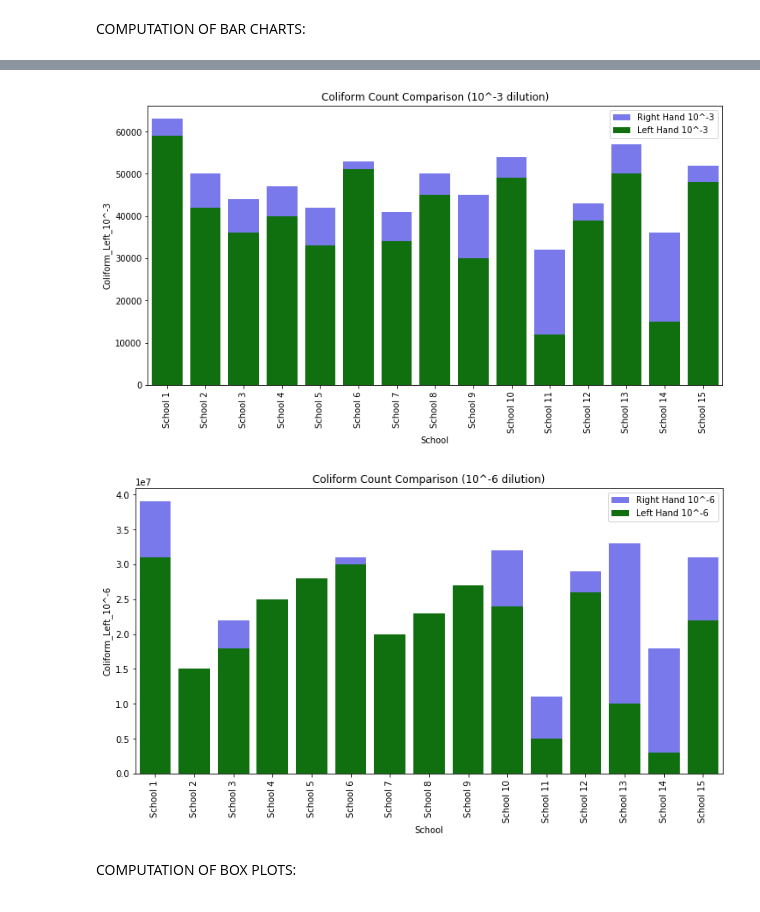
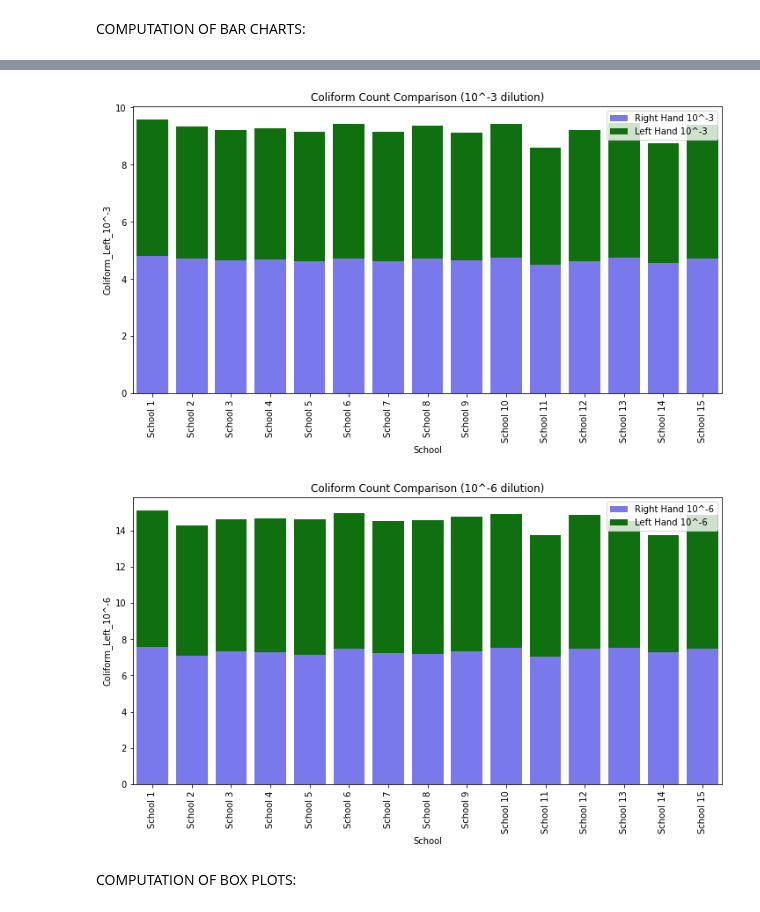
Before and after one commit to OluwafemiGCK/deon.github.io, a Jupyter notebook: PRAISE_PROJECT2.ipynb, the cells around one changed output, grey strips where cells are left out. Cells and saved outputs as stored; diff of their text form; code cells hidden in the pictures.

```diff
--- a/PRAISE_PROJECT2.ipynb
+++ b/PRAISE_PROJECT2.ipynb
@@ -7,3 +7,9 @@ import seaborn as sns
 data = pd.read_excel("Praise Excel Sheet.xlsx")
 # %%
 df = pd.DataFrame(data)
+# %%
+df_log =df.copy()
+num_cols = df.columns[1:]
+df_log[num_cols] = df_log[num_cols].applymap(lambda x: np.log10(x)
+                                                 if x > 0
+                                                 else np.nan)
@@ -96,25 +153,25 @@ plt.show()
 # %%
 # Create bar charts to compare left and right hands for 10^-3.
 plt.figure(figsize=(12, 6))
-sns.barplot(x=df["School"], y=df["Coliform_Right_10^-3"], color='blue', alpha=0.6, label='Right Hand 10^-3')
-sns.barplot(x=df["School"], y=df["Coliform_Left_10^-3"], color='green', label='Left Hand 10^-3')
+sns.barplot(x=df_log["School"], y=df_log["Coliform_Right_10^-3"], color='blue', alpha=0.6, label='Right Hand 10^-3')
+sns.barplot(x=df_log["School"], y=df_log["Coliform_Left_10^-3"], bottom = df_log["Coliform_Right_10^-3"], color='green', label='Left Hand 10^-3')
 plt.xticks(rotation=90)
 plt.legend()
 plt.title("Coliform Count Comparison (10^-3 dilution)")
 plt.show()
 # %% [output]
-[figure, old version]
+[figure, new version]
 # %%
 # Create bar charts to compare left and right hands for 10^-6.
 plt.figure(figsize=(12, 6))
-sns.barplot(x=df["School"], y=df["Coliform_Right_10^-6"], color='blue', alpha=0.6, label='Right Hand 10^-6')
-sns.barplot(x=df["School"], y=df["Coliform_Left_10^-6"], color='green', label='Left Hand 10^-6')
+sns.barplot(x=df_log["School"], y=df_log["Coliform_Right_10^-6"], color='blue', alpha=0.6, label='Right Hand 10^-6')
+sns.barplot(x=df_log["School"], y=df_log["Coliform_Left_10^-6"], bottom = df_log["Coliform_Right_10^-6"], color='green', label='Left Hand 10^-6')
 plt.xticks(rotation=90)
 plt.legend()
 plt.title("Coliform Count Comparison (10^-6 dilution)")
 plt.show()
 # %% [output]
-[figure, old version]
+[figure, new version]
 # %% [markdown]
 COMPUTATION OF BOX PLOTS:
 # %%
```
Also changed, not shown: parts of 20 cells of this notebook.
